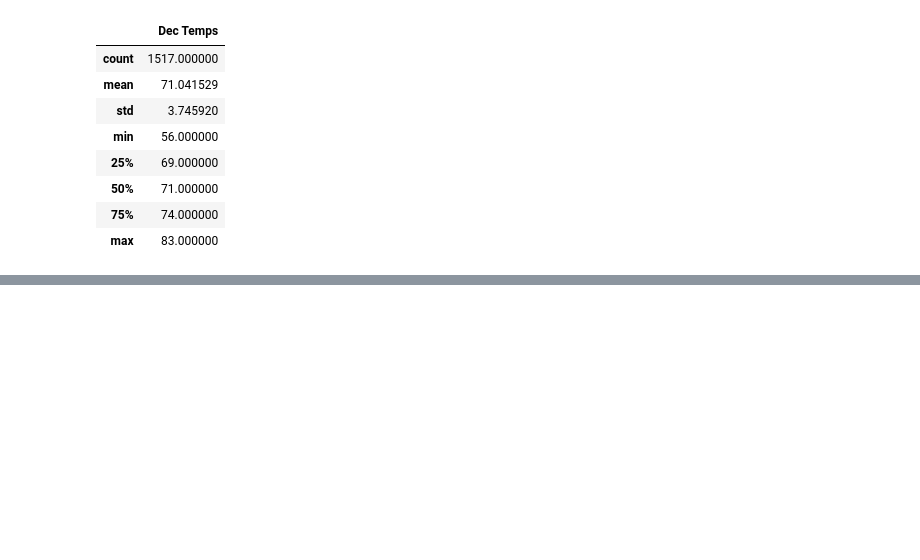
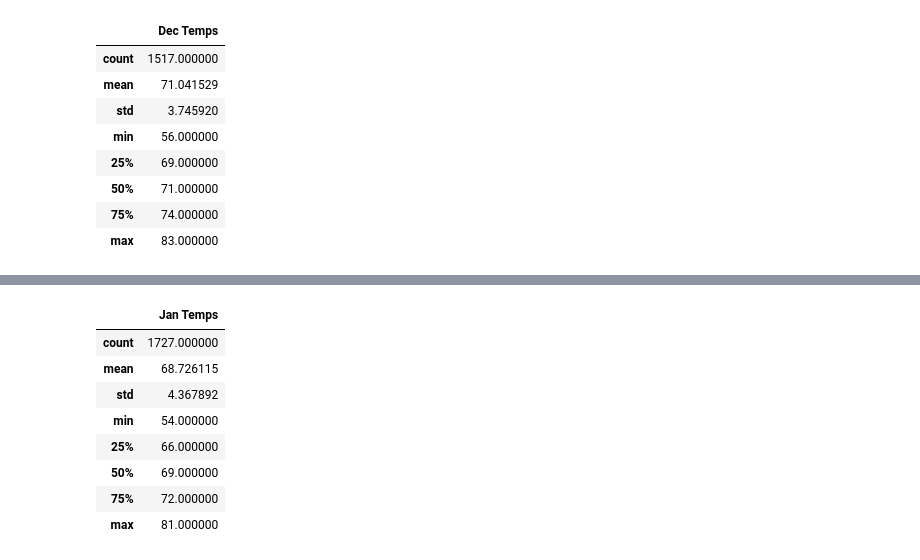
Before and after one commit to trosie3/surfs_up, a Jupyter notebook: SurfsUp_Challenge.ipynb, the cells around one changed output, grey strips where cells are left out. Drawn from its saved outputs; the diff is of its cells as text; code cells hidden in the pictures; blank space fills up the shorter version.

```diff
--- a/SurfsUp_Challenge.ipynb
+++ b/SurfsUp_Challenge.ipynb
@@ -113,0 +131,15 @@ dec_df.describe()
+# %%
+jan_results = session.query(Measurement.date, Measurement.tobs).\
+    filter(extract('month', Measurement.date) == 1).all()
+jan_df = pd.DataFrame(jan_results, columns=["Date", "Jan Temps"])
+jan_df.describe()
+# %% [output]
+|  | Jan Temps |
+| count | 1727.000000 |
+| mean | 68.726115 |
+| std | 4.367892 |
+| min | 54.000000 |
+| 25% | 66.000000 |
+| 50% | 69.000000 |
+| 75% | 72.000000 |
+| max | 81.000000 |
```
Also changed, not shown: parts of 3 cells of this notebook, 6 other files.
